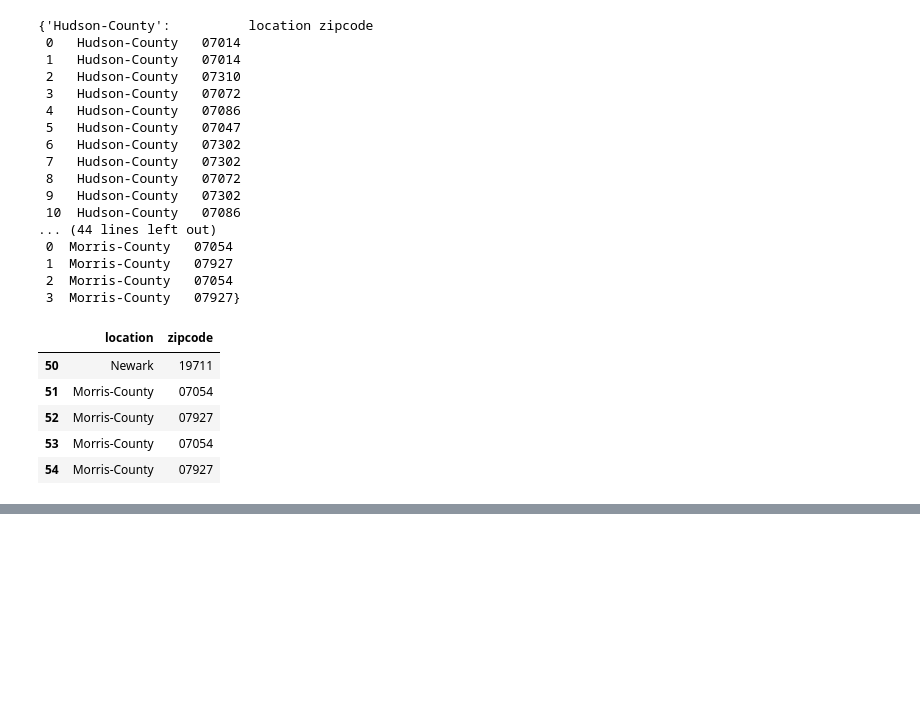
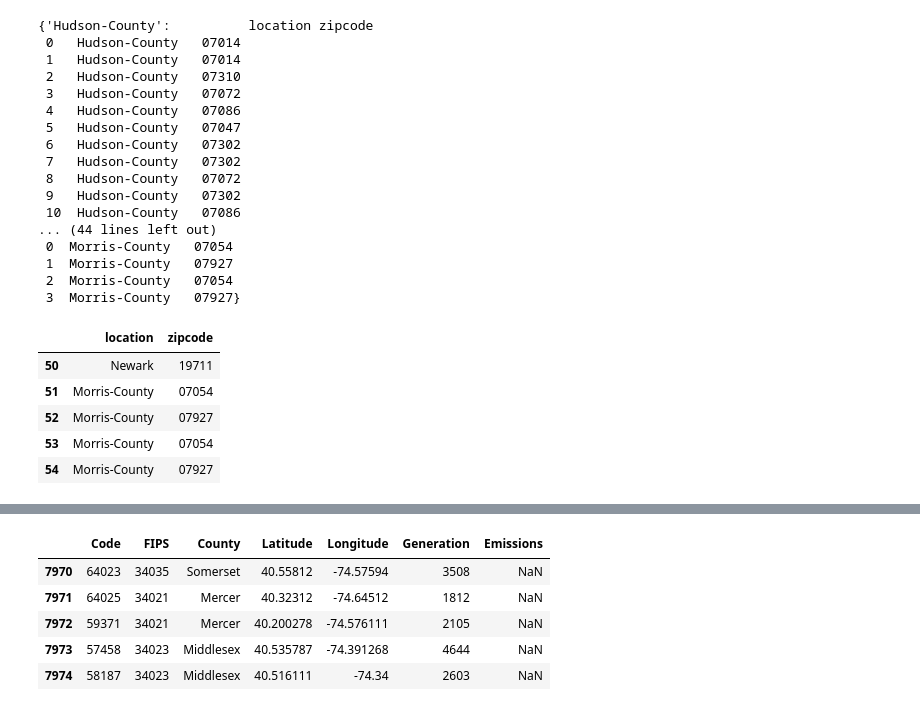
Before and after one commit to yalinli2/EnvEtools, a Jupyter notebook: course_modules/3_Data_Center_Python.ipynb, the cells around one changed output, grey strips where cells are left out. Cells and saved outputs as stored; diff of their text form; code cells hidden in the pictures; blank space fills up the shorter version.

```diff
--- a/course_modules/3_Data_Center_Python.ipynb
+++ b/course_modules/3_Data_Center_Python.ipynb
@@ -302,0 +404,4 @@ df_all.to_csv('../data/3_DataCenterNJtop5_processed.csv')
+# %%
+# Read the file, it's quite large so takes some time
+egrid = pd.read_excel('../data/3_egrid2023_data_rev2.xlsx', sheet_name='PLNT23')
+egrid.head()
@@ -302,0 +416,4 @@ df_all.to_csv('../data/3_DataCenterNJtop5_processed.csv')
+# %%
+# We just need data for NJ
+nj = egrid[egrid['Plant state abbreviation']=='NJ'].copy()
+nj.head()
@@ -302,0 +449,19 @@ df_all.to_csv('../data/3_DataCenterNJtop5_processed.csv')
+# %%
+# Getting the data we want
+egrid_processed = pd.DataFrame({
+    'Code': nj['DOE/EIA ORIS plant or facility code'],
+    'FIPS': nj['Plant FIPS state code']+nj['Plant FIPS county code'],
+    'County': nj['Plant county name'],
+    'Latitude': nj['Plant latitude'],
+    'Longitude': nj['Plant longitude'],
+    'Generation': nj['Plant annual net generation (MWh)'],
+    'Emissions': nj['Plant annual CO2 equivalent emissions (tons)'],
+})
+egrid_processed.head()
+# %% [output]
+|  | Code | FIPS | County | Latitude | Longitude | Generation | Emissions |
+| 7970 | 64023 | 34035 | Somerset | 40.55812 | -74.57594 | 3508 | NaN |
+| 7971 | 64025 | 34021 | Mercer | 40.32312 | -74.64512 | 1812 | NaN |
+| 7972 | 59371 | 34021 | Mercer | 40.200278 | -74.576111 | 2105 | NaN |
+| 7973 | 57458 | 34023 | Middlesex | 40.535787 | -74.391268 | 4644 | NaN |
+| 7974 | 58187 | 34023 | Middlesex | 40.516111 | -74.34 | 2603 | NaN |
```
Also changed, not shown: parts of 27 cells of this notebook, 6 other files.
